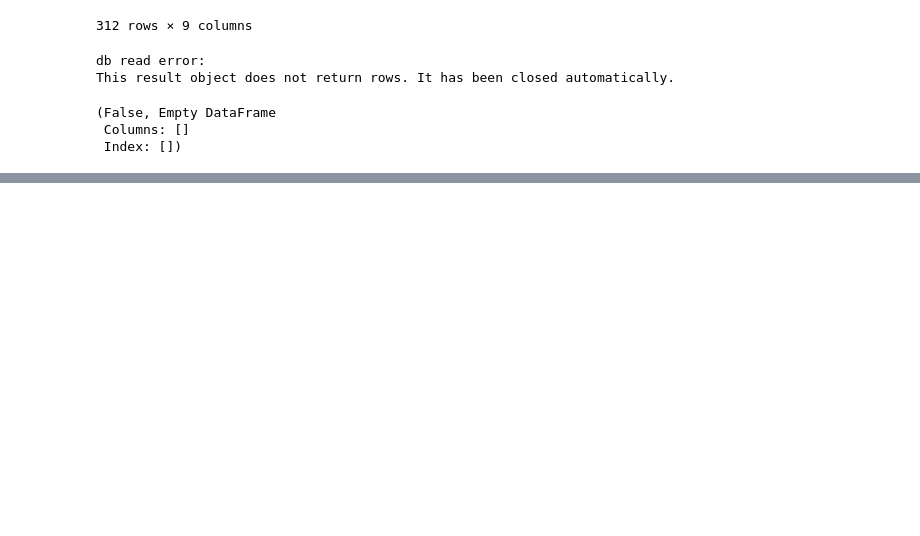
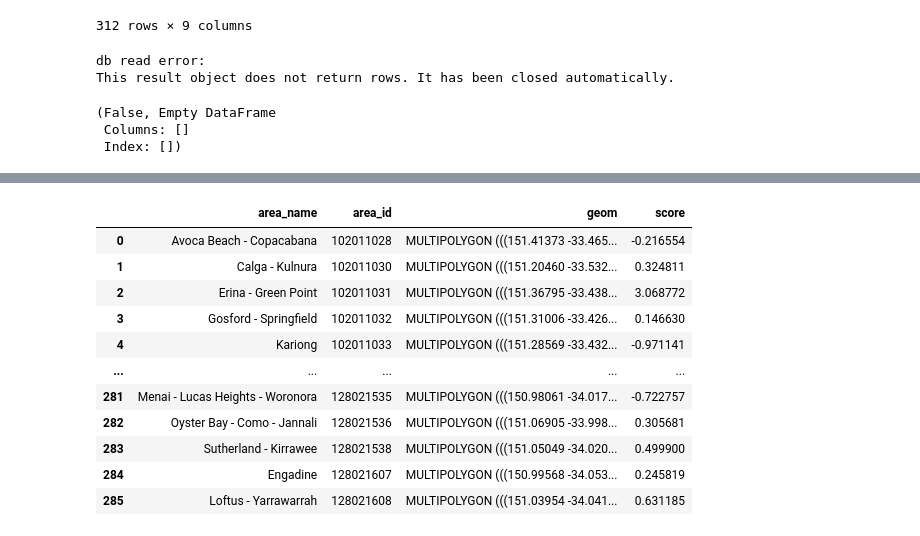
Before and after one commit to Saze10/DATA2901_assignment, a Jupyter notebook: Assignment notebook.ipynb, the cells around one changed output, grey strips where cells are left out. Saved outputs shown, nothing was run; the diff lists cells and outputs as text; code cells hidden in the pictures; blank space fills up the shorter version.

```diff
--- a/Assignment notebook.ipynb
+++ b/Assignment notebook.ipynb
@@ -349,0 +269,87 @@ def z_score(avg, stddev, x):
+# %%
+score_df = GeoDataFrame.from_postgis("""
+DROP VIEW IF EXISTS z_scores;
+DROP VIEW IF EXISTS Measurements;
+DROP VIEW IF EXISTS Services;
+DROP VIEW IF EXISTS Ages;
+DROP VIEW IF EXISTS Density;
+
+CREATE VIEW Services AS
+     SELECT S.name AS area_name, S.area_id,
+            S.geom,
+            COUNT(H.name) AS services,
+            COALESCE(SUM(H.num_beds), 0) AS beds
+       FROM assignment.shapes S JOIN assignment.health_stats H
+         ON ST_Contains(S.geom,
+                        ST_SetSRID(ST_MakePoint(H.longitude, H.latitude), 4326))
+   GROUP BY S.name, area_id, S.geom;
+
+CREATE VIEW Ages AS
+     SELECT area_name, area_id, old_age / total AS pop_age
+       FROM (
+           SELECT area_name, area_id,
+                  SUM("70-74") + SUM("75-79") + SUM("80-84") + SUM("85_and_over") AS old_age,
+                  SUM(total_persons) AS total
+             FROM assignment.population_stats
+         GROUP BY area_name, area_id
+       ) AS S
+      WHERE total != 0;
+
+CREATE VIEW Density AS
+     SELECT area_name, area_id,
+            SUM(population) / SUM(land_area) AS pop_density,
+            SUM(land_area) AS land_area
+       FROM assignment.neighbourhoods
+   GROUP BY area_name, area_id;
+
+CREATE VIEW Measurements AS
+     SELECT D.area_name, area_id,
+            geom,
+            pop_density,
+            pop_age,
+            services / land_area AS service_density,
+            beds / land_area AS bed_density
+       FROM (Services JOIN Ages USING (area_id))
+            JOIN Density D USING (area_id);
+
+CREATE VIEW z_scores AS
+    WITH stat AS (
+        SELECT AVG(pop_density)     AS avg_pop_density,
+               AVG(pop_age)         AS avg_pop_age,
+               AVG(service_density) AS avg_service_density,
+               AVG(bed_density)     AS avg_bed_density,
+
+               STDDEV(pop_density)     AS sd_pop_density,
+               STDDEV(pop_age)         AS sd_pop_age,
+               STDDEV(service_density) AS sd_service_density,
+               STDDEV(bed_density)     AS sd_bed_density
+
+          FROM Measurements
+    )
+    SELECT area_name, area_id, geom,
+           (pop_density     - stat.avg_pop_density)     / stat.sd_pop_density AS pop_density_z_score,
+           (pop_age         - stat.avg_pop_age)         / stat.sd_pop_age     AS pop_age_z_score,
+           (service_density - stat.avg_service_density) / stat.sd_service_density AS service_density_z_score,
+           (bed_density     - stat.avg_bed_density)     / stat.sd_bed_density AS bed_density_z_score
+      FROM Measurements, stat;
+
+/* z(population density) + z(population age) − z(healthservice density) − z(hospitalbed density) */
+SELECT area_name, area_id, geom,
+       pop_density_z_score + pop_age_z_score - service_density_z_score - bed_density_z_score AS score
+  FROM z_scores;
+""", conn, geom_col = "geom")
+
+score_df
+# %% [output]
+|  | area_name | area_id | geom | score |
+| 0 | Avoca Beach - Copacabana | 102011028 | MULTIPOLYGON (((151.41373 -33.465... | -0.216554 |
+| 1 | Calga - Kulnura | 102011030 | MULTIPOLYGON (((151.20460 -33.532... | 0.324811 |
+| 2 | Erina - Green Point | 102011031 | MULTIPOLYGON (((151.36795 -33.438... | 3.068772 |
+| 3 | Gosford - Springfield | 102011032 | MULTIPOLYGON (((151.31006 -33.426... | 0.146630 |
+| 4 | Kariong | 102011033 | MULTIPOLYGON (((151.28569 -33.432... | -0.971141 |
+| ... | ... | ... | ... | ... |
+| 281 | Menai - Lucas Heights - Woronora | 128021535 | MULTIPOLYGON (((150.98061 -34.017... | -0.722757 |
+| 282 | Oyster Bay - Como - Jannali | 128021536 | MULTIPOLYGON (((151.06905 -33.998... | 0.305681 |
+| 283 | Sutherland - Kirrawee | 128021538 | MULTIPOLYGON (((151.05049 -34.020... | 0.499900 |
+| 284 | Engadine | 128021607 | MULTIPOLYGON (((150.99568 -34.053... | 0.245819 |
+| 285 | Loftus - Yarrawarrah | 128021608 | MULTIPOLYGON (((151.03954 -34.041... | 0.631185 |
```
Also changed, not shown: parts of 16 cells of this notebook.
